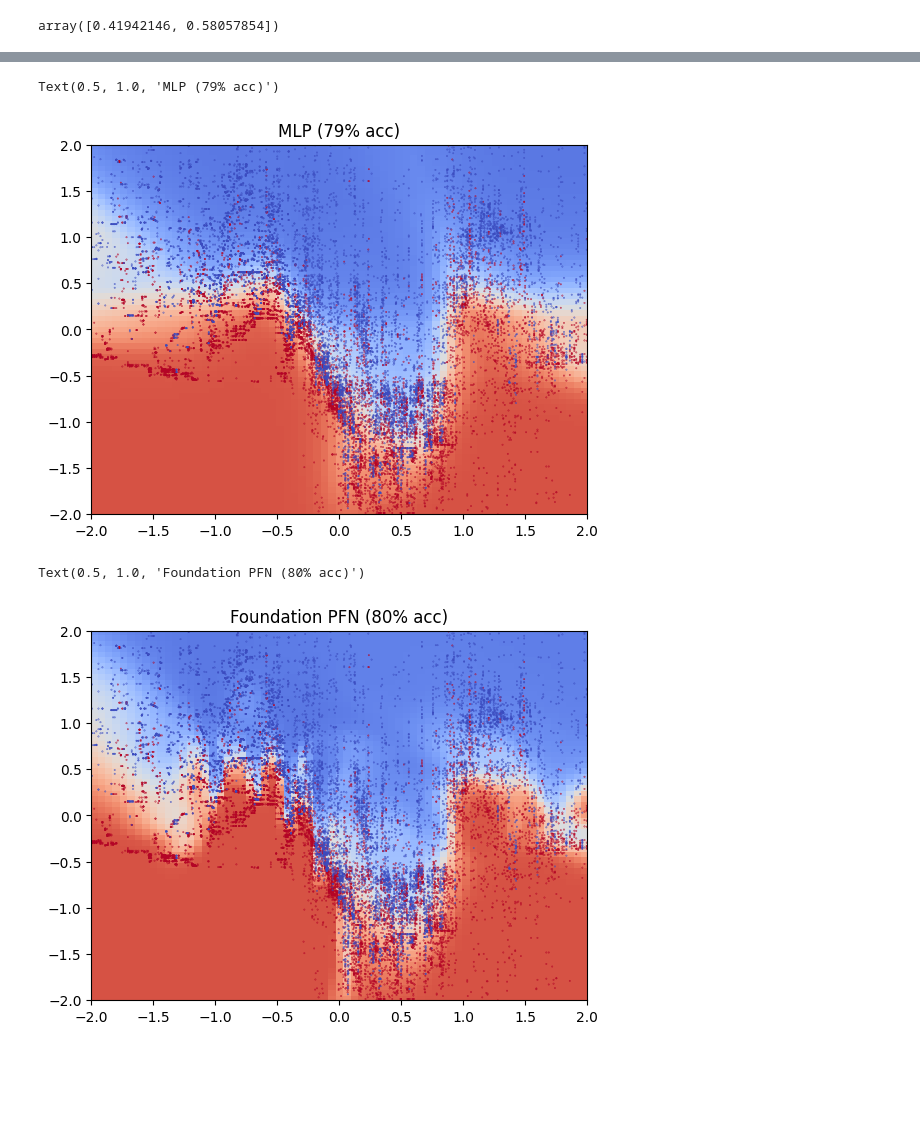
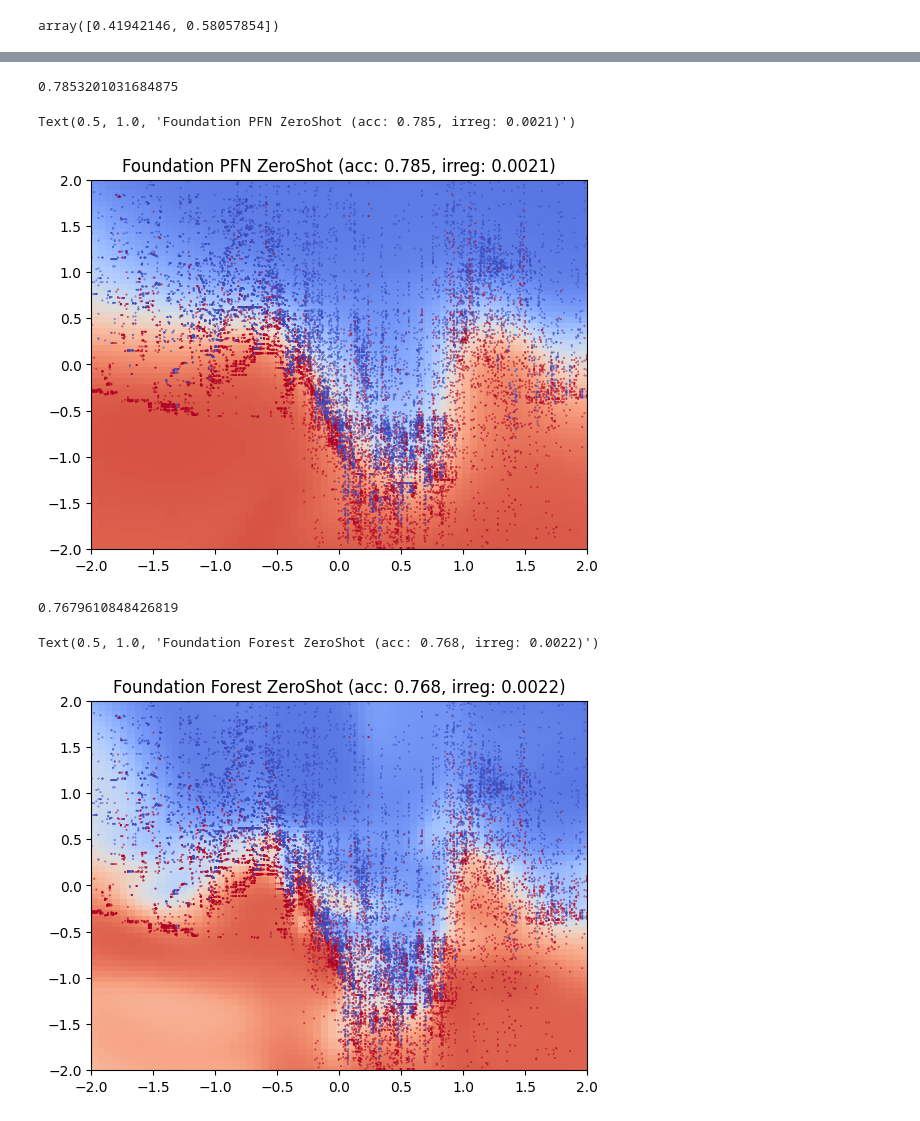
Before and after one commit to FelixdenBreejen/TabForestPFN, a Jupyter notebook: notebooks/irregular_electricity.ipynb, the cells around one changed output, grey strips where cells are left out. Cells and saved outputs as stored; diff of their text form; code cells hidden in the pictures; blank space fills up the shorter version.

Commit message:
zeroshot irregularity low

```diff
--- a/notebooks/irregular_electricity.ipynb
+++ b/notebooks/irregular_electricity.ipynb
@@ -4,6 +4,7 @@ from omegaconf import DictConfig
 
 import logging
 import torch
+import matplotlib.pyplot as plt
 
 from tabularbench.core.enums import DatasetSize, ModelName, Task
 from tabularbench.core.get_model import get_model
@@ -18,13 +19,13 @@ from tabularbench.core.run_experiment import run_experiment
 
 cfg = ConfigRun(
     output_dir = "output_run_experiment",
-    device = torch.device("cuda:7"),
+    device = torch.device("cuda:2"),
     model_name = ModelName.FOUNDATION,
     seed = 0,
     task = Task.CLASSIFICATION,
     dataset_size = DatasetSize.MEDIUM,
-    openml_dataset_id = 44157,
-    openml_dataset_name = "eye_movements",
+    openml_dataset_id = 44156,
+    openml_dataset_name = "electricity",
     hyperparams = DictConfig({
         'n_features': 100,
         'n_classes': 10,
@@ -36,7 +37,7 @@ cfg = ConfigRun(
         'linear_attention': False,
         'max_samples_support': 10000,
         'max_samples_query': 10000,
-        'max_epochs': 300,
+        'max_epochs': 0,
         'optimizer': 'adamw',
         'lr': 1.e-5,
         'weight_decay': 0,
@@ -52,6 +53,8 @@ cfg = ConfigRun(
 
 foundation_forest_weights = 'outputs_done/foundation_forest_big_300k/weights/model_step_300000.pt'
 foundation_pfn_weights = 'outputs_done/foundation_tabpfn_big/weights/model_step_500000.pt'
+foundation_forest_128_weights = 'outputs_done/foundation_forest_dim_128/weights/model_step_300000.pt'
+foundation_forest_256_weights = 'outputs_done/foundation_forest_dim_256/weights/model_step_300000.pt'
 # %%
 import numpy as np
 
@@ -61,7 +64,7 @@ metrics = RunMetrics()
 x_train, x_val, x_test, y_train, y_val, y_test, categorical_indicator = next(dataset.split_iterator())
 
 # variables 0 and 3 are the most important ones (as selected by random forest feature importance)
-features = [9, 18]
+features = [0, 3]
 
 x_train = x_train[:, features]
 x_val = x_val[:, features]
@@ -159,0 +165,14 @@ Text(0.5, 1.0, 'Random Forest (87% acc)')
+# %%
+cfg.hyperparams['path_to_weights'] = foundation_pfn_weights
+
+model_pfn = get_model(cfg, x_train, y_train, categorical_indicator)
+trainer_pfn = get_trainer(cfg, model_pfn)
+trainer_pfn.train(x_train, y_train)
+
+loss_train, score_train = trainer_pfn.test(x_train, y_train, x_train, y_train)
+loss_val, score_val = trainer_pfn.test(x_train, y_train, x_val, y_val)
+loss_test, score_test_tabpfn = trainer_pfn.test(x_train, y_train, x_test, y_test)
+
+score_test_tabpfn
+# %% [output]
+0.7853201031684875
@@ -160,16 +185,24 @@ Text(0.5, 1.0, 'Random Forest (87% acc)')
 # %%
-import matplotlib.pyplot as plt
-
-preds = mlp.predict_proba(x_grid)
-preds = einx.rearrange('(h w) c -> h w c', preds, w=1000)
-
-plt.pcolormesh(x_mesh1, x_mesh2, preds[:, :, 0], cmap=coolwarm_trunc)
+plt.pcolormesh(x_mesh1, x_mesh2, preds_pfn[:, :, 0], cmap=coolwarm_trunc)
 plt.scatter(x_test[:, 0], x_test[:, 1], c=1-y_test, s=0.1, cmap=coolwarm)
 plt.ylim(-2, 2)
 plt.xlim(-2, 2)
-
-plt.title("MLP (79% acc)")
+plt.title(f"Foundation PFN ZeroShot (acc: {score_test_tabpfn:.3f}, irreg: {irreg_value:.4f})")
 # %% [output]
-Text(0.5, 1.0, 'MLP (79% acc)')
+Text(0.5, 1.0, 'Foundation PFN ZeroShot (acc: 0.785, irreg: 0.0021)')
-[figure, old version]
+[figure, new version]
+# %%
+cfg.hyperparams['path_to_weights'] = foundation_forest_weights
+
+model = get_model(cfg, x_train, y_train, categorical_indicator)
+trainer = get_trainer(cfg, model)
+trainer.train(x_train, y_train)
+
+loss_train, score_train = trainer.test(x_train, y_train, x_train, y_train)
+loss_val, score_val = trainer.test(x_train, y_train, x_val, y_val)
+loss_test, score_test_forest = trainer.test(x_train, y_train, x_test, y_test)
+
+score_test_forest
+# %% [output]
+0.7679610848426819
 # %%
@@ -179,11 +214,10 @@ preds_pfn = einx.rearrange('(h w) c -> h w c', preds_pfn, w=1000)
 # %%
-import matplotlib.pyplot as plt
-
-plt.pcolormesh(x_mesh1, x_mesh2, preds_pfn[:, :, 0], cmap=coolwarm_trunc)
+plt.pcolormesh(x_mesh1, x_mesh2, preds_forest[:, :, 0], cmap=coolwarm_trunc)
 plt.scatter(x_test[:, 0], x_test[:, 1], c=1-y_test, s=0.1, cmap=coolwarm)
 plt.ylim(-2, 2)
 plt.xlim(-2, 2)
-plt.title("Foundation PFN (80% acc)")
+
+plt.title(f"Foundation Forest ZeroShot (acc: {score_test_forest:.3f}, irreg: {irreg_value:.4f})")
 # %% [output]
-Text(0.5, 1.0, 'Foundation PFN (80% acc)')
+Text(0.5, 1.0, 'Foundation Forest ZeroShot (acc: 0.768, irreg: 0.0022)')
-[figure, old version]
+[figure, new version]
```
Also changed, not shown: parts of 18 cells of this notebook, 5 other files.
